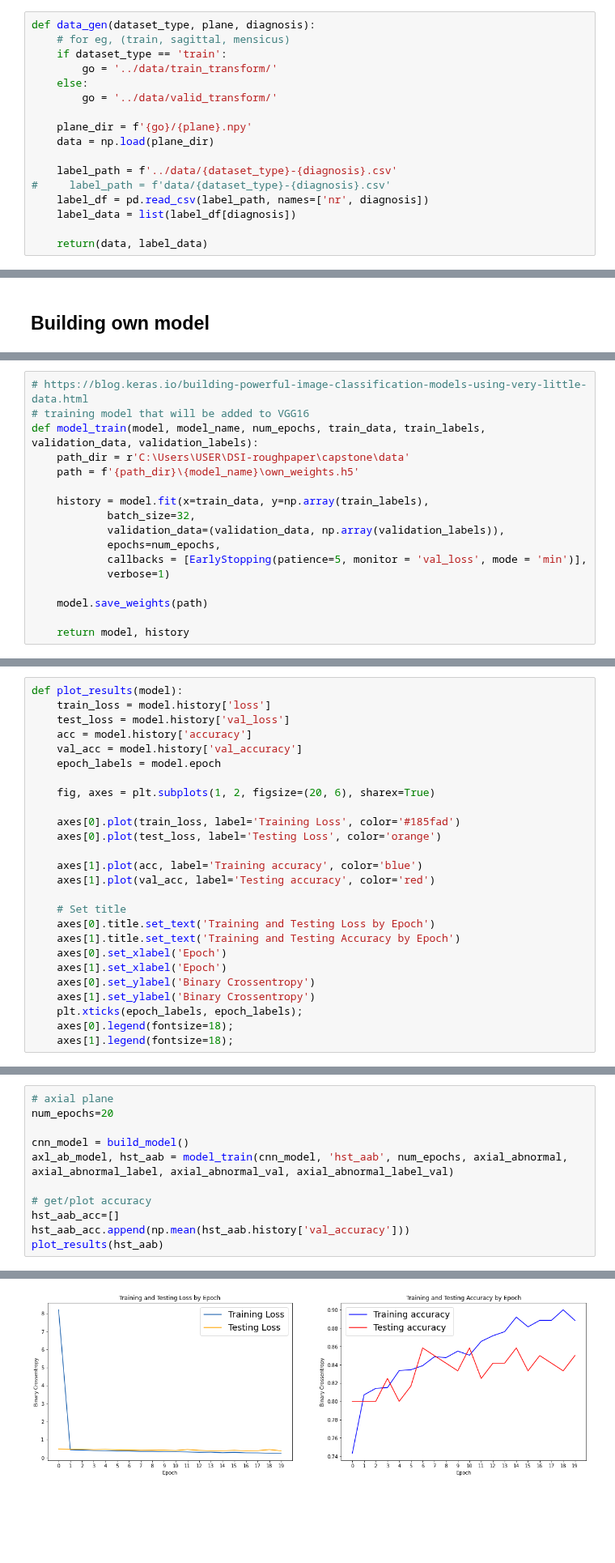
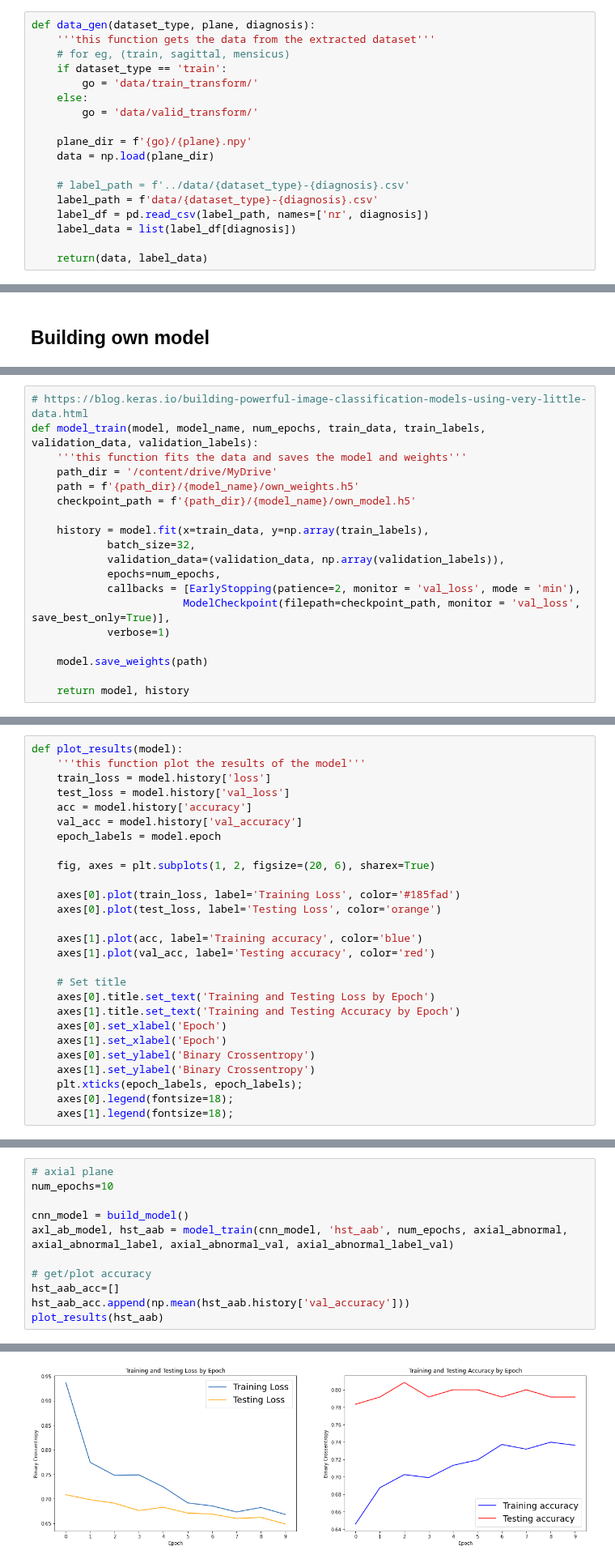
Before and after one commit to doscsy12/knee_mri_proj, a Jupyter notebook: code/Model_building_knee_ownmodel.ipynb, the cells around one changed output, grey strips where cells are left out. Shown at 81% size. Drawn from its saved outputs; the diff is of its cells as text; blank space fills up the shorter version.

```diff
--- a/code/Model_building_knee_ownmodel.ipynb
+++ b/code/Model_building_knee_ownmodel.ipynb
@@ -170,17 +180,18 @@ image.shape
 **data generation from extracted/transformed dataset**
 # %%
 def data_gen(dataset_type, plane, diagnosis):
+    '''this function gets the data from the extracted dataset'''
     # for eg, (train, sagittal, mensicus)
     if dataset_type == 'train':
-        go = '../data/train_transform/'
+        go = 'data/train_transform/'
     else:
-        go = '../data/valid_transform/'
+        go = 'data/valid_transform/'
 
     plane_dir = f'{go}/{plane}.npy'
     data = np.load(plane_dir)
 
-    label_path = f'../data/{dataset_type}-{diagnosis}.csv'
-#     label_path = f'data/{dataset_type}-{diagnosis}.csv'
+    # label_path = f'../data/{dataset_type}-{diagnosis}.csv'
+    label_path = f'data/{dataset_type}-{diagnosis}.csv'
     label_df = pd.read_csv(label_path, names=['nr', diagnosis])
     label_data = list(label_df[diagnosis])
 
@@ -281,16 +303,18 @@ Non-trainable params: 0
 _________________________________________________________________
 # %%
 # https://blog.keras.io/building-powerful-image-classification-models-using-very-little-data.html
-# training model that will be added to VGG16
 def model_train(model, model_name, num_epochs, train_data, train_labels, validation_data, validation_labels):
-    path_dir = r'C:\Users\USER\DSI-roughpaper\capstone\data'
-    path = f'{path_dir}\{model_name}\own_weights.h5'
+    '''this function fits the data and saves the model and weights'''
+    path_dir = '/content/drive/MyDrive'
+    path = f'{path_dir}/{model_name}/own_weights.h5'
+    checkpoint_path = f'{path_dir}/{model_name}/own_model.h5'
 
     history = model.fit(x=train_data, y=np.array(train_labels),
             batch_size=32,
             validation_data=(validation_data, np.array(validation_labels)),
             epochs=num_epochs,
-            callbacks = [EarlyStopping(patience=5, monitor = 'val_loss', mode = 'min')],
+            callbacks = [EarlyStopping(patience=2, monitor = 'val_loss', mode = 'min'),
+                        ModelCheckpoint(filepath=checkpoint_path, monitor = 'val_loss', save_best_only=True)],
             verbose=1)
 
     model.save_weights(path)
@@ -299,5 +327,6 @@ def model_train(model, model_name, num_epochs, train_data, train_labels, validat
 # %%
 def plot_results(model):
+    '''this function plot the results of the model'''
     train_loss = model.history['loss']
     test_loss = model.history['val_loss']
     acc = model.history['accuracy']
@@ -354,6 +381,6 @@ Epoch 7/20
 # %%
 # axial plane
-num_epochs=20
+num_epochs=10
 
 cnn_model = build_model()
 axl_ab_model, hst_aab = model_train(cnn_model, 'hst_aab', num_epochs, axial_abnormal, axial_abnormal_label, axial_abnormal_val, axial_abnormal_label_val)
@@ -383,3 +413,3 @@ Epoch 20/20
-[figure, old version]
+[figure, new version]
 # %%
 # sagittal plane
```
Also changed, not shown: parts of 75 cells of this notebook.
